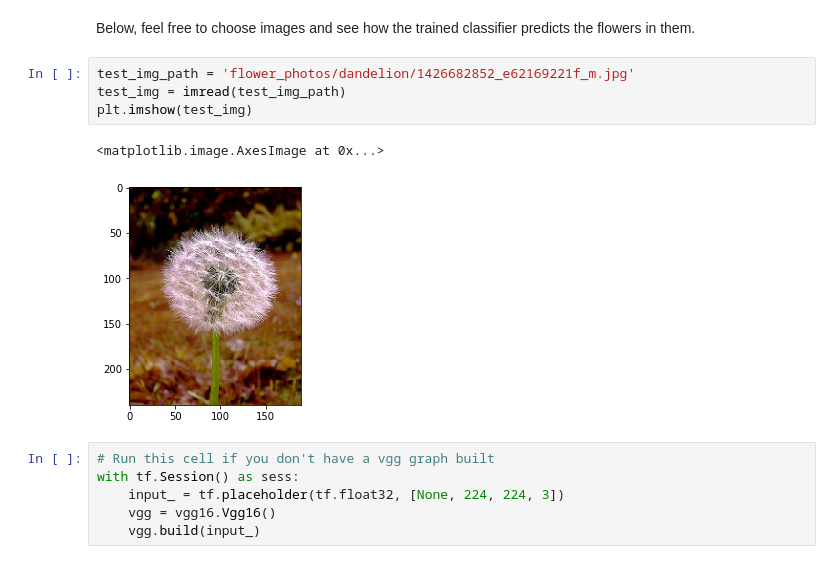
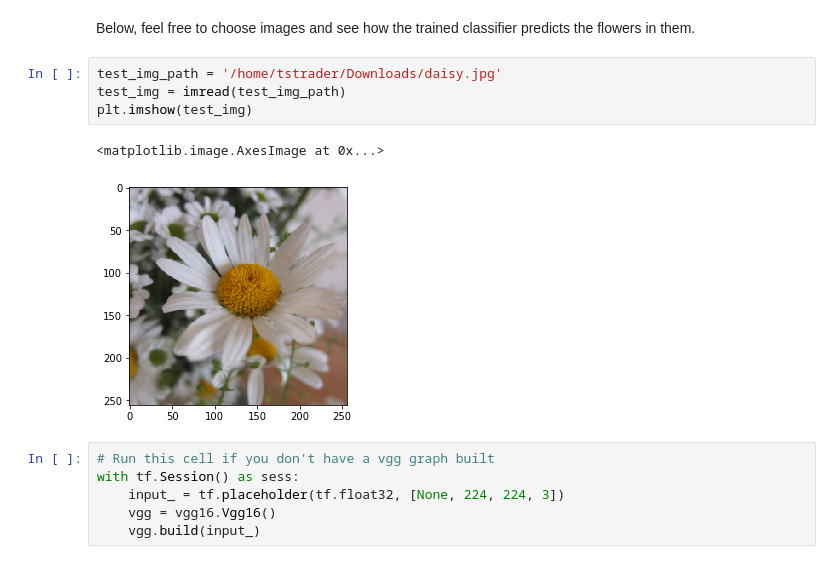
Before and after one commit to toddstrader/deep-learning, a Jupyter notebook: transfer-learning/Transfer_Learning.ipynb, the cells around one changed output. Saved outputs shown, nothing was run; the diff lists cells and outputs as text.

```diff
--- a/transfer-learning/Transfer_Learning.ipynb
+++ b/transfer-learning/Transfer_Learning.ipynb
@@ -418,12 +419,12 @@ from scipy.ndimage import imread
 # %% [markdown]
 Below, feel free to choose images and see how the trained classifier predicts the flowers in them.
 # %%
-test_img_path = 'flower_photos/dandelion/1426682852_e62169221f_m.jpg'
+test_img_path = '/home/tstrader/Downloads/daisy.jpg'
 test_img = imread(test_img_path)
 plt.imshow(test_img)
 # %% [output]
 <matplotlib.image.AxesImage at 0x...>
-[figure, old version]
+[figure, new version]
 # %%
 # Run this cell if you don't have a vgg graph built
 with tf.Session() as sess:
```
Also changed, not shown: parts of 4 cells of this notebook.
